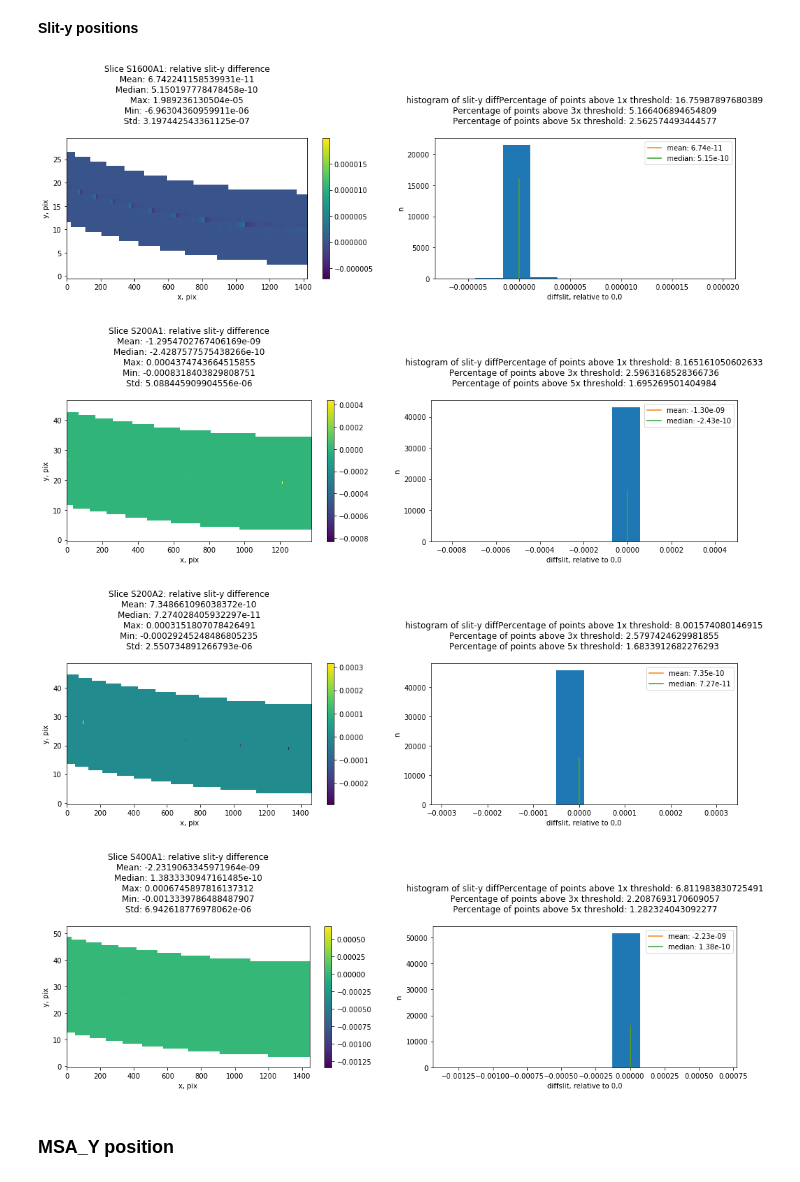
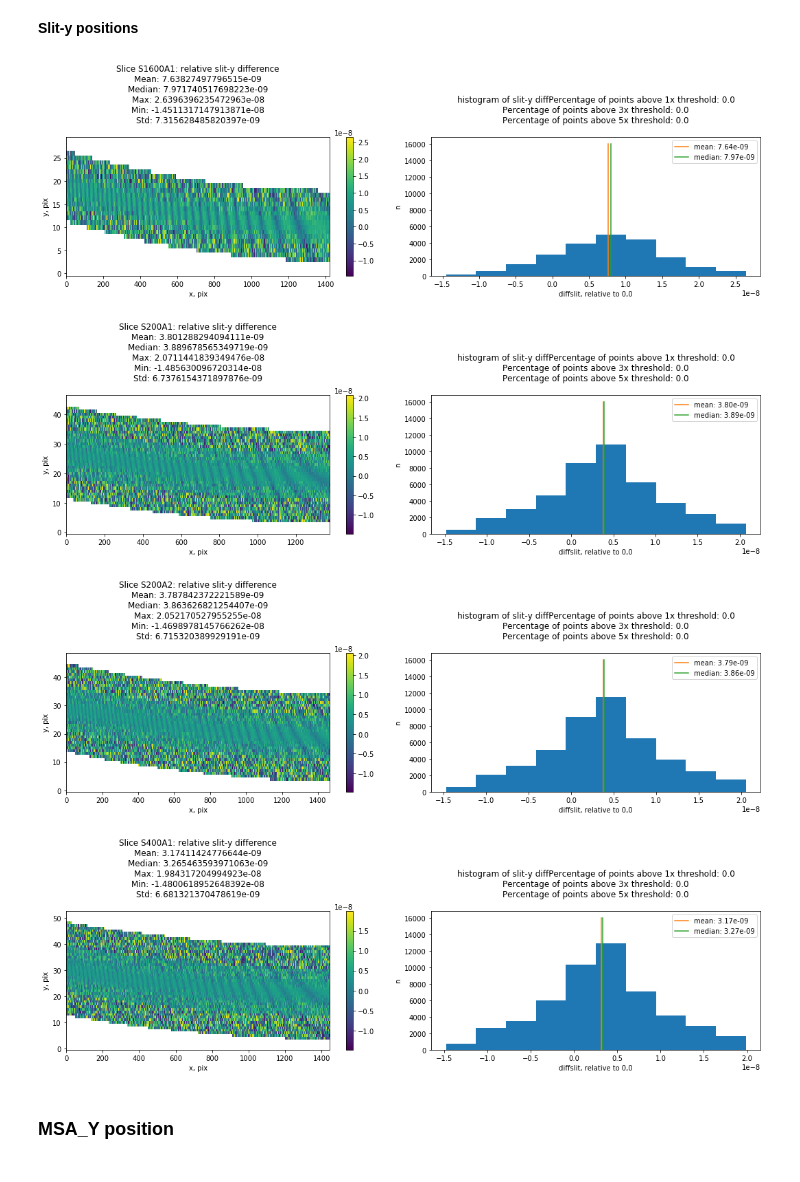
Before and after one commit to nden/nrs_testing, a Jupyter notebook: fs/NRS1_FS.ipynb, the cells around one changed output. Cells and saved outputs as stored; diff of their text form; code cells hidden in the pictures.

```diff
--- a/fs/NRS1_FS.ipynb
+++ b/fs/NRS1_FS.ipynb
@@ -243,7 +243,7 @@ for trace in esa:
     sy[~in_slit] = np.nan
     nanind = np.isnan(sy)
     notnan = ~nanind
-    diffslit = (sy - slit1) / slit1
+    diffslit = (sy - slit1) #/ slit1
     percentage_results = compute_percentage(diffslit, 1e-7)
 
     # Compute statistics
@@ -255,37 +255,37 @@ for trace in esa:
 
     title1 = "Slice {}: relative slit-y difference\n".format(slice_id)
     title1 += "Mean: {}\n".format(mean)
     title1 += "Median: {}\n".format(median)
     title1 += "Max: {}\n".format(dmax)
     title1 += "Min: {}\n".format(dmin)
     title1 += "Std: {}\n".format(dstd)
 
     title2 = "histogram of slit-y diff"
     title2 += "Percentage of points above 1x threshold: {}\n".format(percentage_results[0])
     title2 += "Percentage of points above 3x threshold: {}\n".format(percentage_results[1])
     title2 += "Percentage of points above 5x threshold: {}\n".format(percentage_results[2])
 
     fig = plt.figure(figsize=(15, 5))
     ax1 = plt.subplot(1,2,1)
     i1 = ax1.imshow(diffslit, aspect='auto')
     plt.title(title1)
     plt.colorbar(i1, ax=ax1 )
     plt.xlabel('x, pix')
     plt.ylabel('y, pix')
     ax2 = plt.subplot(1,2,2)
     i2 = plt.hist(diffslit[~np.isnan(diffslit)].flatten(), bins=10)
     ax2.plot([mean]*2, [0,16000], label="mean: {:3.2e}".format(mean))
     ax2.plot([median]*2, [0,16000], label="median: {:3.2e}".format(median))
     ax2.legend()
     plt.title(title2)
     plt.xlabel('diffslit, relative to 0,0')
     plt.ylabel('n')
     fig.tight_layout()
 # %% [output]
-[figure, old version]
+[figure, new version]
-[figure, old version]
+[figure, new version]
-[figure, old version]
+[figure, new version]
-[figure, old version]
+[figure, new version]
 # %% [markdown]
 ### MSA_Y position
 # %%
```
Also changed, not shown: parts of 2 cells of this notebook.
